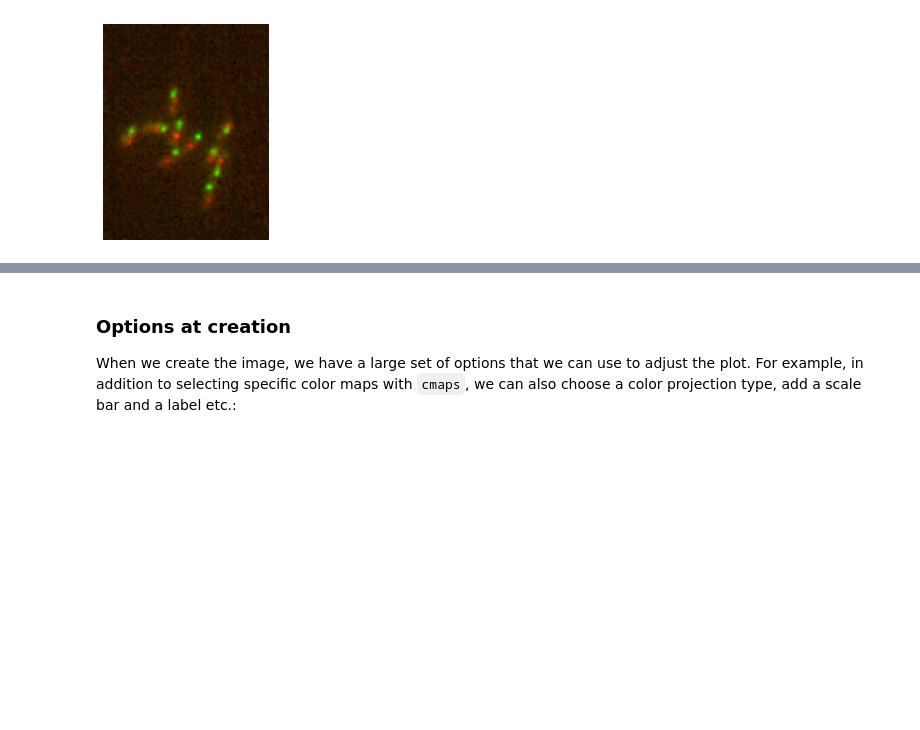
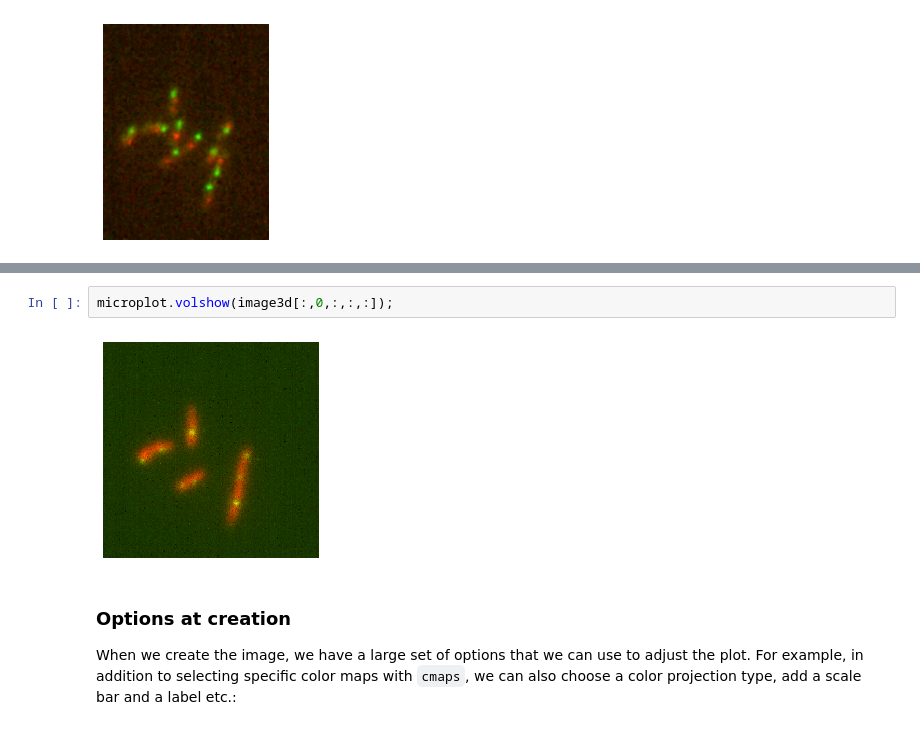
Before and after one commit to guiwitz/microfilm, a Jupyter notebook: notebooks/create_plots.ipynb, the cells around one changed output, grey strips where cells are left out. Saved outputs shown, nothing was run; the diff lists cells and outputs as text; blank space fills up the shorter version.

```diff
--- a/notebooks/create_plots.ipynb
+++ b/notebooks/create_plots.ipynb
@@ -70,3 +83,7 @@ microim = microplot.microshow(images=[multi_channel[1], multi_channel[2]])
+# %%
+microplot.volshow(image3d[:,0,:,:,:]);
+# %% [output]
+[figure, added]
 # %% [markdown]
 ### Options at creation
 
```
Also changed, not shown: parts of 4 cells of this notebook, 4 other files.
